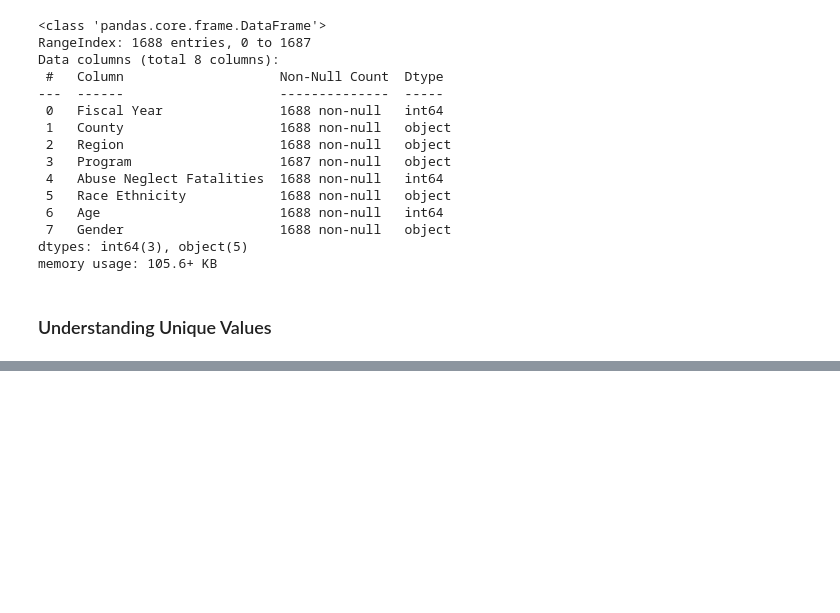
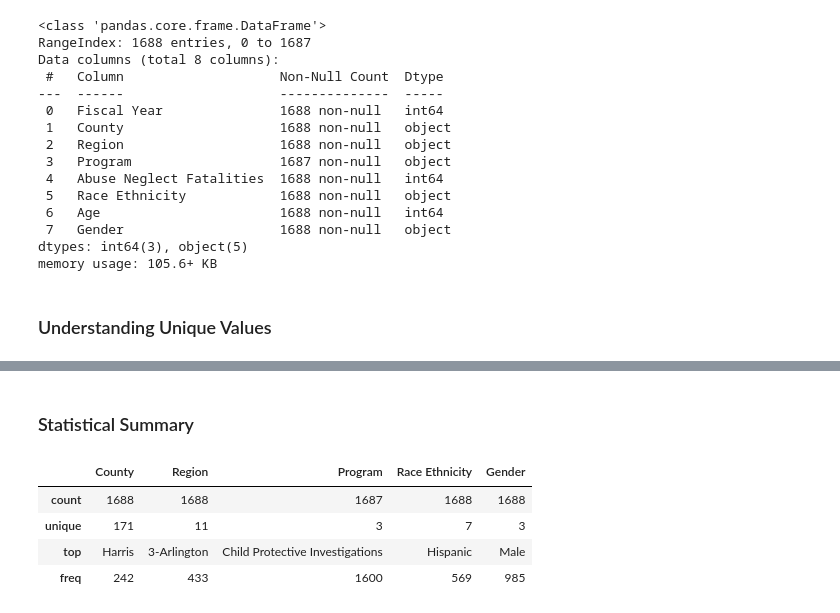
Before and after one commit to kubradizlek/abuse_neglected_child_fatalities, a Jupyter notebook: 1.EDA_and_cleaning.ipynb, the cells around one changed output, grey strips where cells are left out. Saved outputs shown, nothing was run; the diff lists cells and outputs as text; code cells hidden in the pictures; blank space fills up the shorter version.

```diff
--- a/1.EDA_and_cleaning.ipynb
+++ b/1.EDA_and_cleaning.ipynb
@@ -89,0 +126,10 @@ memory usage: 105.6+ KB
+# %% [markdown]
+###  Statistical Summary
+# %%
+df.describe(include='object')
+# %% [output]
+|  | County | Region | Program | Race Ethnicity | Gender |
+| count | 1688 | 1688 | 1687 | 1688 | 1688 |
+| unique | 171 | 11 | 3 | 7 | 3 |
+| top | Harris | 3-Arlington | Child Protective Investigations | Hispanic | Male |
+| freq | 242 | 433 | 1600 | 569 | 985 |
```
Also changed, not shown: parts of 19 cells of this notebook.
